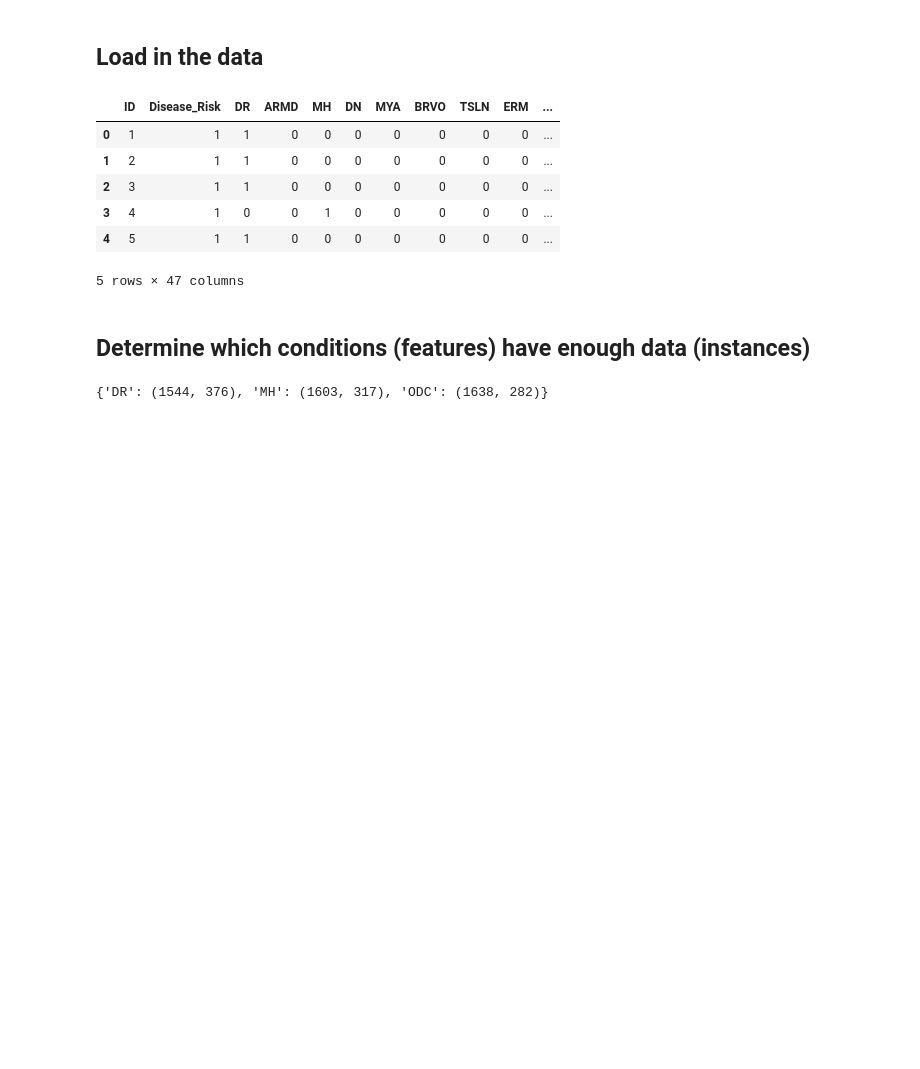
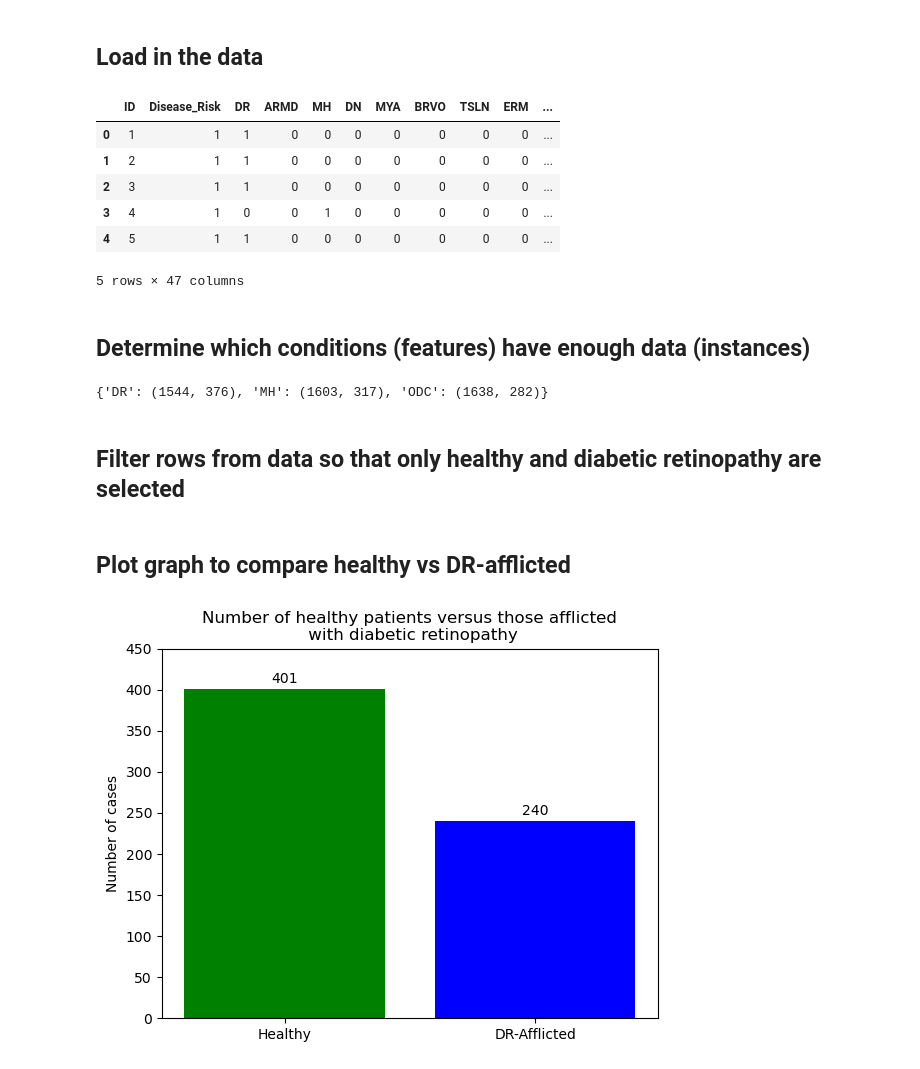
Before and after one commit to thompson199/retinal-disease-classification, a Jupyter notebook: src/scripts/training.ipynb, the cells around one changed output. Cells and saved outputs as stored; diff of their text form; code cells hidden in the pictures; blank space fills up the shorter version.

Commit message:
updating code to display bar chart for healthy vs diabetic retinopathy numbers - also adding images folder to contain created plots

```diff
--- a/src/scripts/training.ipynb
+++ b/src/scripts/training.ipynb
@@ -18,24 +19,56 @@ raw_train_data.head()
 # %% [markdown]
 ## Determine which conditions (features) have enough data (instances)
 # %%
-disease_presence = {}
+disease_presence: dict = {}
 
 for col in raw_train_data.columns:
+    # Ignore ID and disease_risk columns
     if col in ["ID", "Disease_Risk"]:
         continue
 
-    value_counts = training_labels[col].value_counts()
+    value_counts: pd.Series = raw_train_data[col].value_counts()
 
+    # Only interested in those features/conditions where there are positive cases
     if len(value_counts) == 1:
         continue
 
-    pos = int(value_counts.get(1))  # Default to 0 if key doesn't exist
-    neg = int(value_counts.get(0))
+    pos: int = int(value_counts.get(1))
+    neg: int = int(value_counts.get(0))
 
-    min_size = 200
+    min_size: int = 200
     if pos >= min_size and neg >= min_size:
         disease_presence[col] = (neg, pos)
 # %%
 disease_presence
 # %% [output]
 {'DR': (1544, 376), 'MH': (1603, 317), 'ODC': (1638, 282)}
+# %% [markdown]
+## Filter rows from data so that only healthy and diabetic retinopathy are selected
+# %%
+# Create list of columns that should be checked
+disease_cols: list[str] = [col for col in raw_train_data.columns if col != "ID"]
+
+# Create filtering conditions - healthy or only afflicted with DR
+healthy: pd.Series = (raw_train_data["Disease_Risk"] == 0)
+only_has_dr: pd.Series = (raw_train_data["Disease_Risk"] == 1) & (raw_train_data["DR"] == 1) & (raw_train_data[disease_cols].sum(axis=1) == 2)
+
+# Create filtered data
+filtered_train: pd.DataFrame = raw_train_data[healthy | only_has_dr]
+# %% [markdown]
+## Plot graph to compare healthy vs DR-afflicted
+# %%
+x_vals = ["Healthy", "DR-Afflicted"]
+y_vals = filtered_train["DR"].value_counts()
+
+fig, ax = mplot.subplots()
+rects = ax.bar(x_vals, y_vals, color=["Green", "Blue"])
+
+ax.set_title("Number of healthy patients versus those afflicted\n with diabetic retinopathy")
+ax.set_ylabel("Number of cases")
+ax.set_ylim(0, 450)
+ax.bar_label(rects, padding=2)
+
+mplot.show()
+fig.savefig("../../images/healthy_vs_dr_afflicted.png", format="png", dpi=300)
+# %% [output]
+[figure, added]
```
Also changed, not shown: parts of 1 cell of this notebook, 1 other file.
